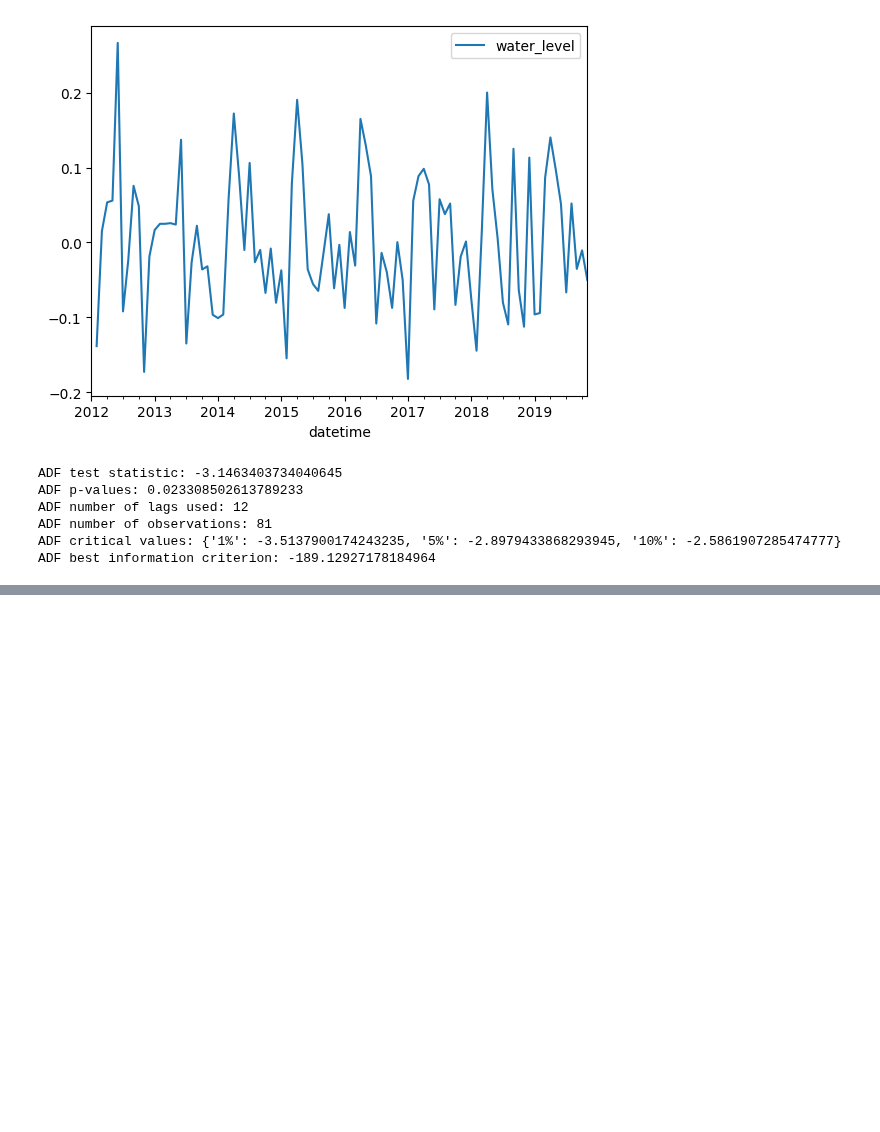
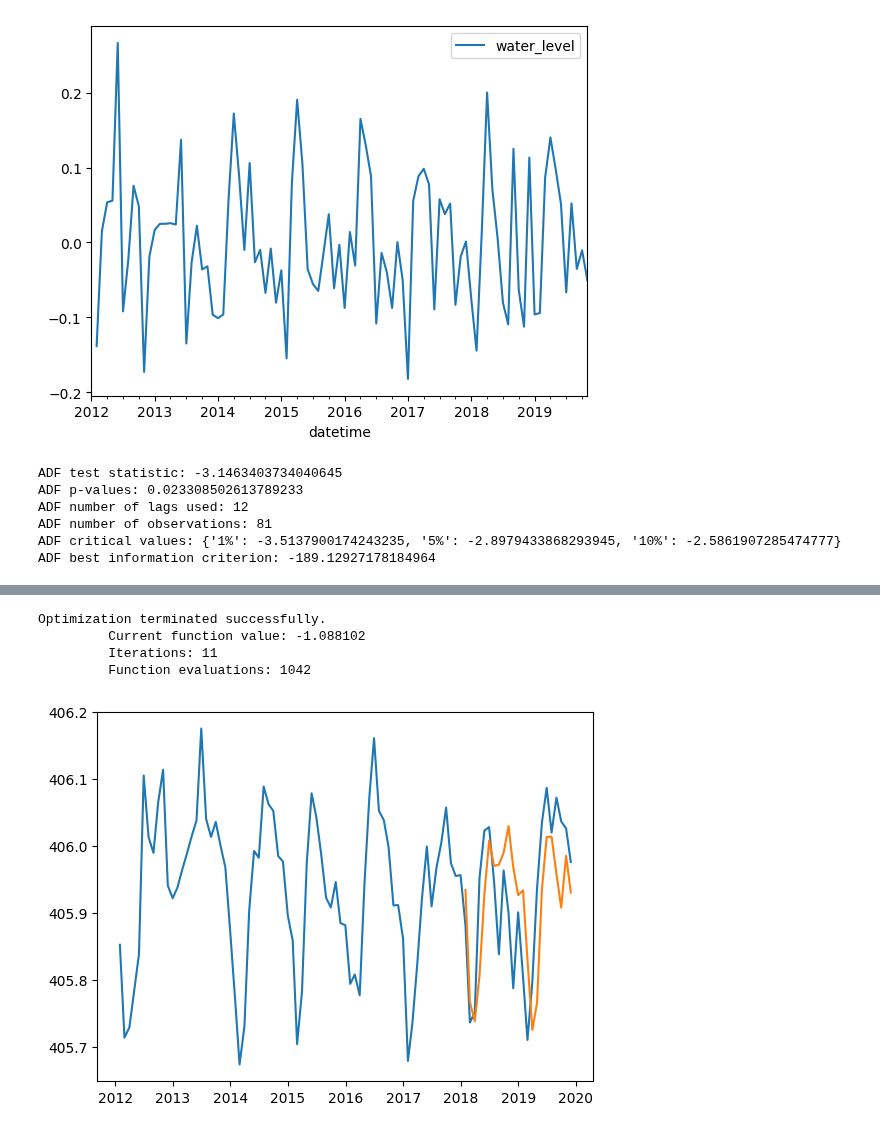
Before and after one commit to kaebry/DSF, a Jupyter notebook: Code/Arima_neptun.ipynb, the cells around one changed output, grey strips where cells are left out. Drawn from its saved outputs; the diff is of its cells as text; code cells hidden in the pictures; blank space fills up the shorter version.

```diff
--- a/Code/Arima_neptun.ipynb
+++ b/Code/Arima_neptun.ipynb
@@ -147,0 +132,16 @@ ValueError: x and y must have same first dimension, but have shapes (23,) and (9
+# %%
+# model with Sarimax
+import statsmodels.api as sm
+model_max = sm.tsa.statespace.SARIMAX(water, order=(2,1,1), seasonal_order=(2,1,1,12)).fit(max_iter=46, method='powell')
+# predicting with model
+preds_max = model_max.forecast(len(test))
+# plotting prediction and actual values
+plt.plot(water.index, water)
+plt.plot(water.index[72:], preds_max)
+plt.show()
+# %% [output]
+Optimization terminated successfully.
+         Current function value: -1.088102
+         Iterations: 11
+         Function evaluations: 1042
+[figure, added]
```
Also changed, not shown: parts of 12 cells of this notebook.
